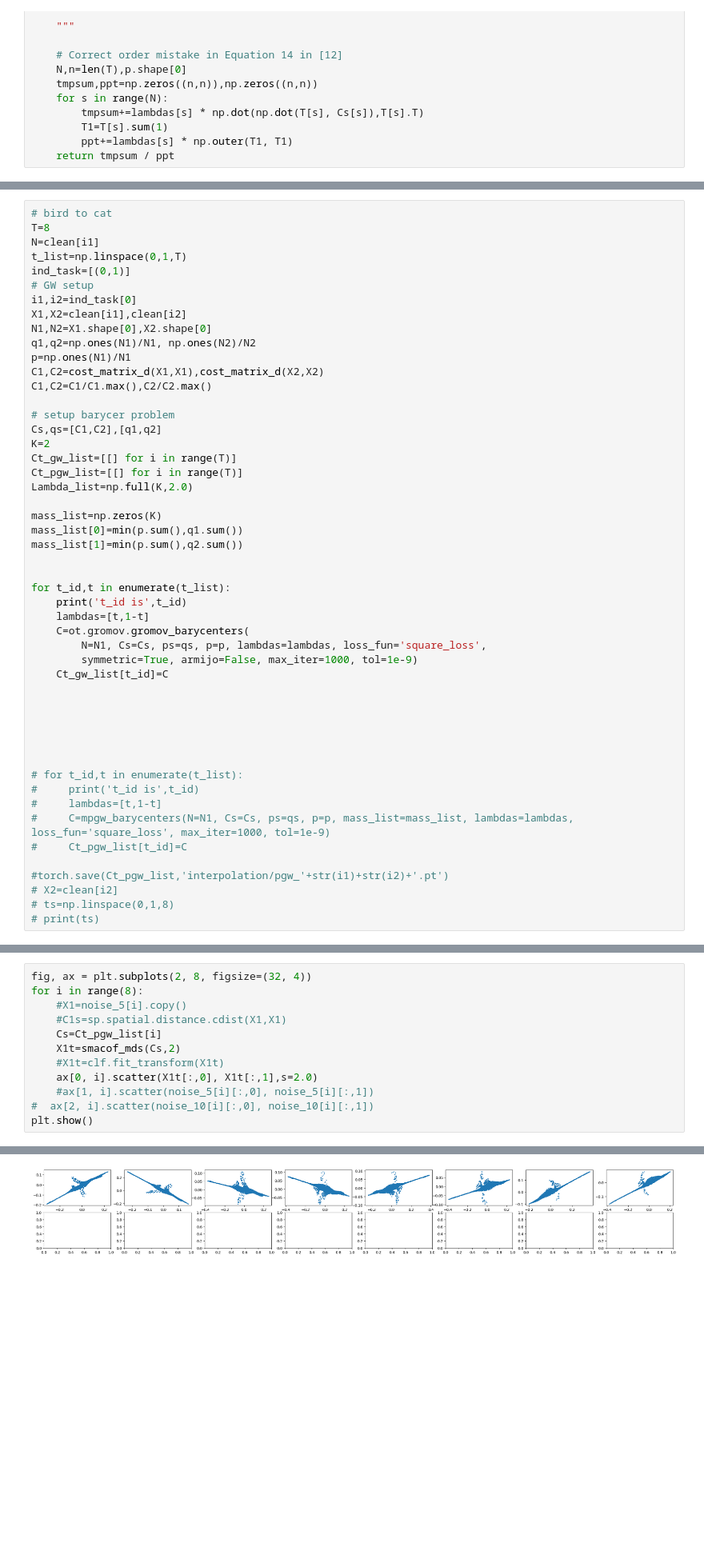
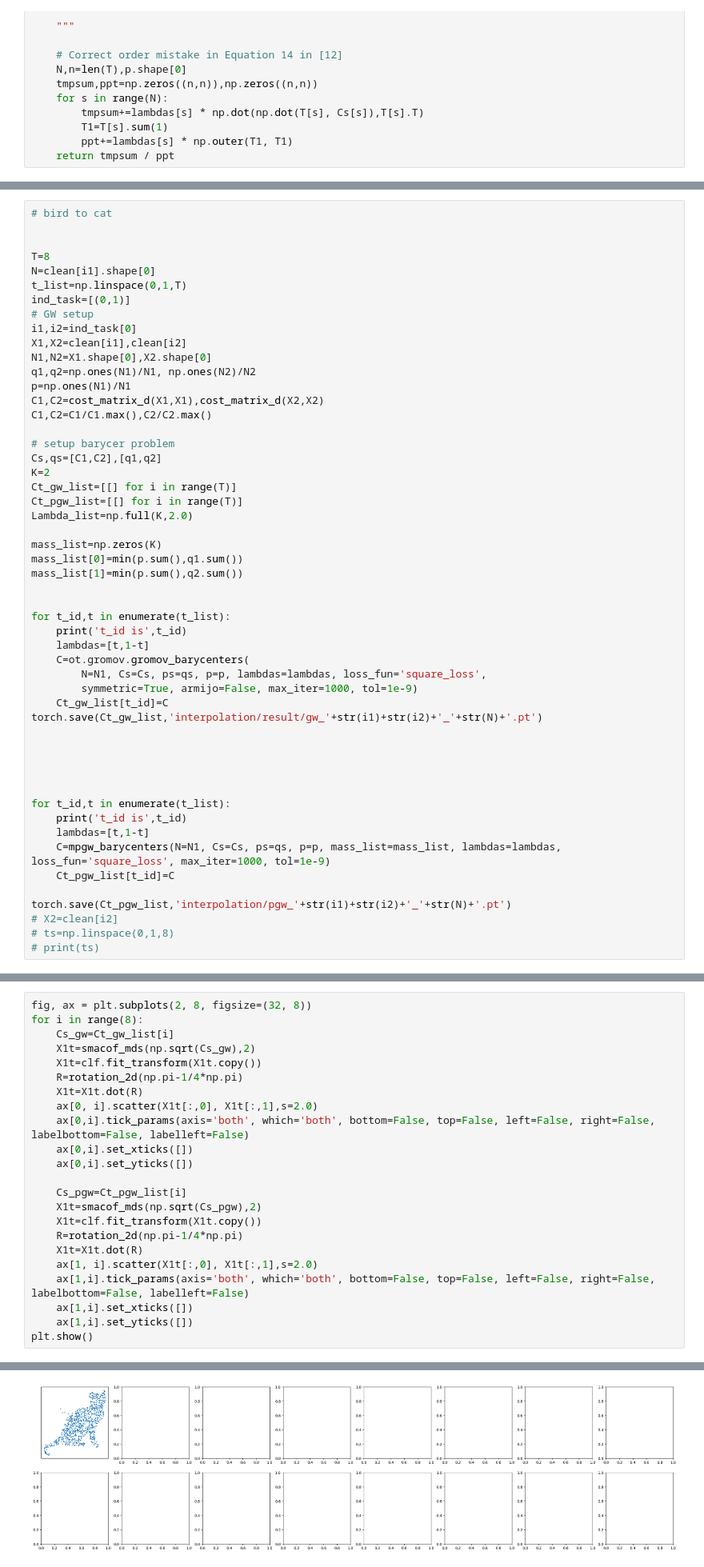
Before and after one commit to mint-vu/PGW_Metric, a Jupyter notebook: barycenter.ipynb, the cells around one changed output, grey strips where cells are left out. Shown at 80% size. Cells and saved outputs as stored; diff of their text form; blank space fills up the shorter version.

Commit message:
modified:   .gitignore 	modified:   barycenter.ipynb

```diff
--- a/barycenter.ipynb
+++ b/barycenter.ipynb
@@ -905,7 +795,9 @@ plt.show()
 # %%
 # bird to cat
+
+
 T=8
-N=clean[i1]
+N=clean[i1].shape[0]
 t_list=np.linspace(0,1,T)
 ind_task=[(0,1)]
 # GW setup
@@ -936,19 +828,19 @@ for t_id,t in enumerate(t_list):
         N=N1, Cs=Cs, ps=qs, p=p, lambdas=lambdas, loss_fun='square_loss',
         symmetric=True, armijo=False, max_iter=1000, tol=1e-9)
     Ct_gw_list[t_id]=C
+torch.save(Ct_gw_list,'interpolation/result/gw_'+str(i1)+str(i2)+'_'+str(N)+'.pt')
 
 
 
 
 
+for t_id,t in enumerate(t_list):
+    print('t_id is',t_id)
+    lambdas=[t,1-t]
+    C=mpgw_barycenters(N=N1, Cs=Cs, ps=qs, p=p, mass_list=mass_list, lambdas=lambdas, loss_fun='square_loss', max_iter=1000, tol=1e-9)
+    Ct_pgw_list[t_id]=C
 
-# for t_id,t in enumerate(t_list):
-#     print('t_id is',t_id)
-#     lambdas=[t,1-t]
-#     C=mpgw_barycenters(N=N1, Cs=Cs, ps=qs, p=p, mass_list=mass_list, lambdas=lambdas, loss_fun='square_loss', max_iter=1000, tol=1e-9)
-#     Ct_pgw_list[t_id]=C
-
-#torch.save(Ct_pgw_list,'interpolation/pgw_'+str(i1)+str(i2)+'.pt')
+torch.save(Ct_pgw_list,'interpolation/pgw_'+str(i1)+str(i2)+'_'+str(N)+'.pt')
 # X2=clean[i2]
 # ts=np.linspace(0,1,8)
 # print(ts)
@@ -969,13 +914,24 @@ RuntimeError: Parent directory interporlation does not exist.
 # %%
-fig, ax = plt.subplots(2, 8, figsize=(32, 4))
+fig, ax = plt.subplots(2, 8, figsize=(32, 8))
 for i in range(8):
-    #X1=noise_5[i].copy()
-    #C1s=sp.spatial.distance.cdist(X1,X1)
-    Cs=Ct_pgw_list[i]
-    X1t=smacof_mds(Cs,2)
-    #X1t=clf.fit_transform(X1t)
+    Cs_gw=Ct_gw_list[i]
+    X1t=smacof_mds(np.sqrt(Cs_gw),2)
+    X1t=clf.fit_transform(X1t.copy())
+    R=rotation_2d(np.pi-1/4*np.pi)
+    X1t=X1t.dot(R)
     ax[0, i].scatter(X1t[:,0], X1t[:,1],s=2.0)
-    #ax[1, i].scatter(noise_5[i][:,0], noise_5[i][:,1])
-#  ax[2, i].scatter(noise_10[i][:,0], noise_10[i][:,1])
+    ax[0,i].tick_params(axis='both', which='both', bottom=False, top=False, left=False, right=False, labelbottom=False, labelleft=False)
+    ax[0,i].set_xticks([])
+    ax[0,i].set_yticks([])
+
+    Cs_pgw=Ct_pgw_list[i]
+    X1t=smacof_mds(np.sqrt(Cs_pgw),2)
+    X1t=clf.fit_transform(X1t.copy())
+    R=rotation_2d(np.pi-1/4*np.pi)
+    X1t=X1t.dot(R)
+    ax[1, i].scatter(X1t[:,0], X1t[:,1],s=2.0)
+    ax[1,i].tick_params(axis='both', which='both', bottom=False, top=False, left=False, right=False, labelbottom=False, labelleft=False)
+    ax[1,i].set_xticks([])
+    ax[1,i].set_yticks([])
 plt.show()
 # %% [output]
@@ -982 +941 @@ plt.show()
-[figure, old version]
+[figure, new version]
```
Also changed, not shown: parts of 12 cells of this notebook, 1 other file.
